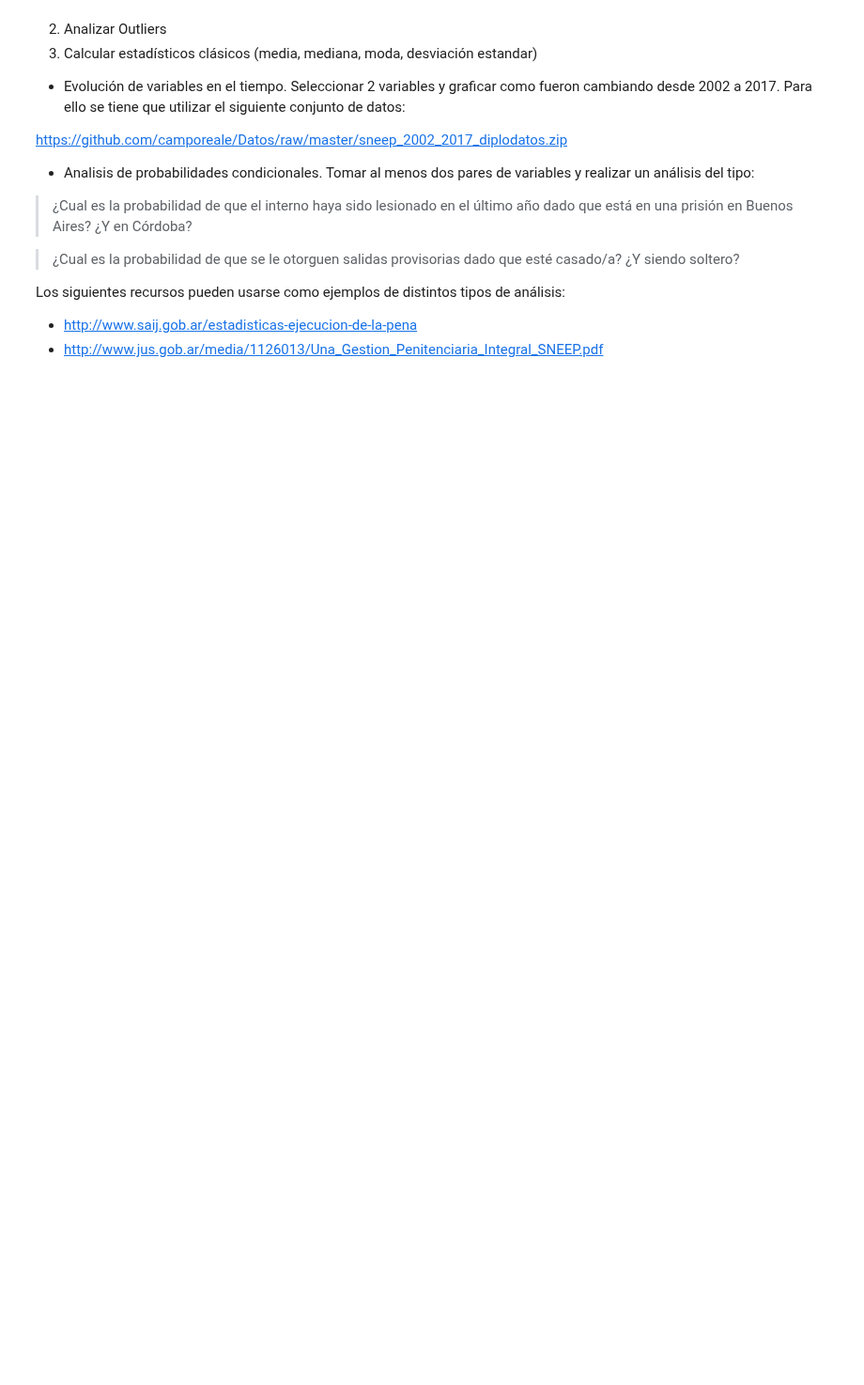
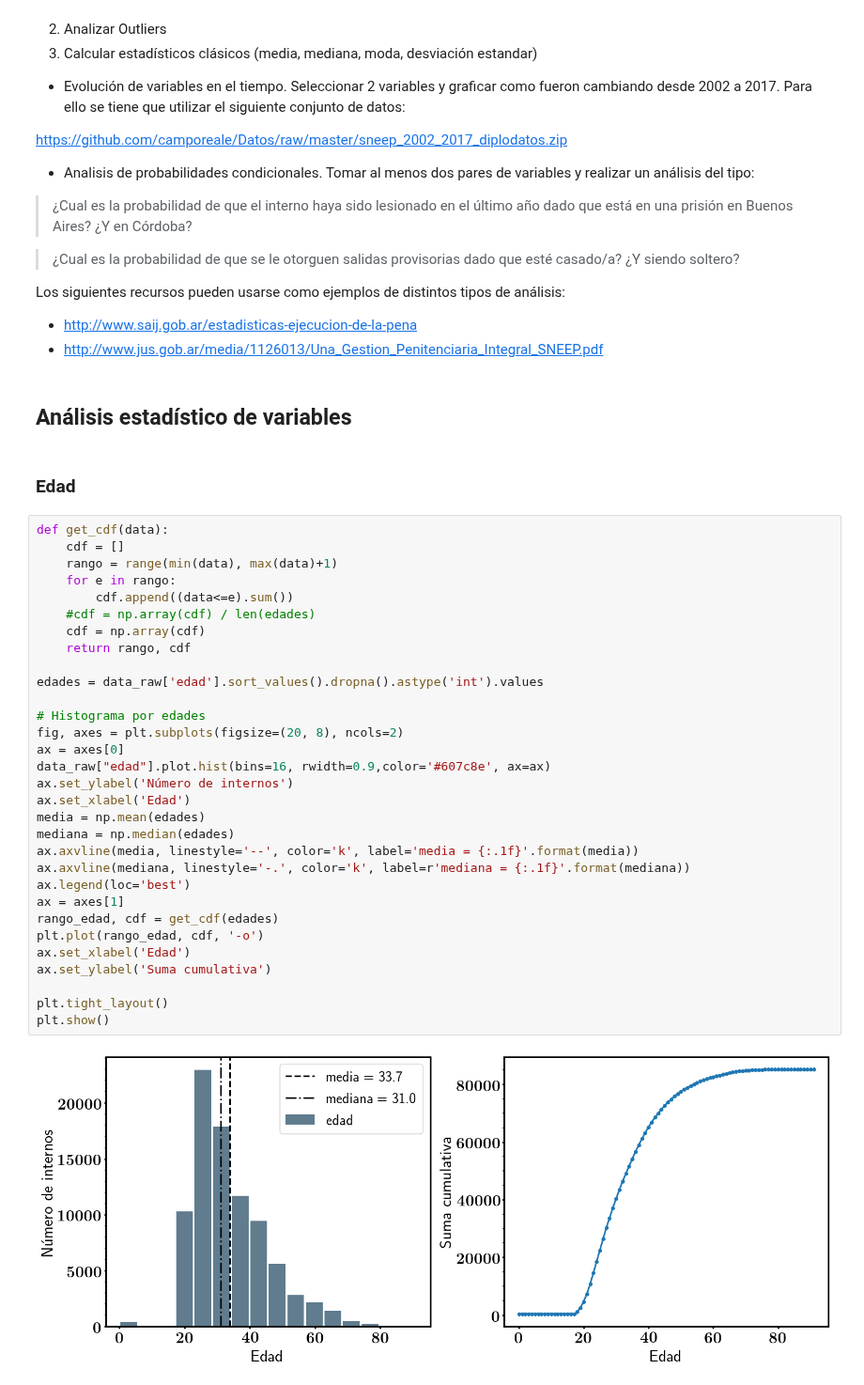
Before and after one commit to nahuelalmeira/poblacionPenal, a Jupyter notebook: VisualizacionYAnalisis/DiploDatos_PoblacionPenitenciariaArgentina_VyA.ipynb, the cells around one changed output. Shown at 94% size. Drawn from its saved outputs; the diff is of its cells as text; blank space fills up the shorter version.

Commit message:
Modificado analisis de la media

```diff
--- a/VisualizacionYAnalisis/DiploDatos_PoblacionPenitenciariaArgentina_VyA.ipynb
+++ b/VisualizacionYAnalisis/DiploDatos_PoblacionPenitenciariaArgentina_VyA.ipynb
@@ -177,3 +223,40 @@ Los siguientes recursos pueden usarse como ejemplos de distintos tipos de análi
 
 *   http://www.saij.gob.ar/estadisticas-ejecucion-de-la-pena
 *   http://www.jus.gob.ar/media/1126013/Una_Gestion_Penitenciaria_Integral_SNEEP.pdf
+# %% [markdown]
+## Análisis estadístico de variables
+# %% [markdown]
+### Edad
+# %%
+def get_cdf(data):
+    cdf = []
+    rango = range(min(data), max(data)+1)
+    for e in rango:
+        cdf.append((data<=e).sum())
+    #cdf = np.array(cdf) / len(edades)
+    cdf = np.array(cdf)
+    return rango, cdf
+
+edades = data_raw['edad'].sort_values().dropna().astype('int').values
+
+# Histograma por edades
+fig, axes = plt.subplots(figsize=(20, 8), ncols=2)
+ax = axes[0]
+data_raw["edad"].plot.hist(bins=16, rwidth=0.9,color='#607c8e', ax=ax)
+ax.set_ylabel('Número de internos')
+ax.set_xlabel('Edad')
+media = np.mean(edades)
+mediana = np.median(edades)
+ax.axvline(media, linestyle='--', color='k', label='media = {:.1f}'.format(media))
+ax.axvline(mediana, linestyle='-.', color='k', label=r'mediana = {:.1f}'.format(mediana))
+ax.legend(loc='best')
+ax = axes[1]
+rango_edad, cdf = get_cdf(edades)
+plt.plot(rango_edad, cdf, '-o')
+ax.set_xlabel('Edad')
+ax.set_ylabel('Suma cumulativa')
+
+plt.tight_layout()
+plt.show()
+# %% [output]
+[figure, added]
```
Also changed, not shown: parts of 9 cells of this notebook, 1 other file.
